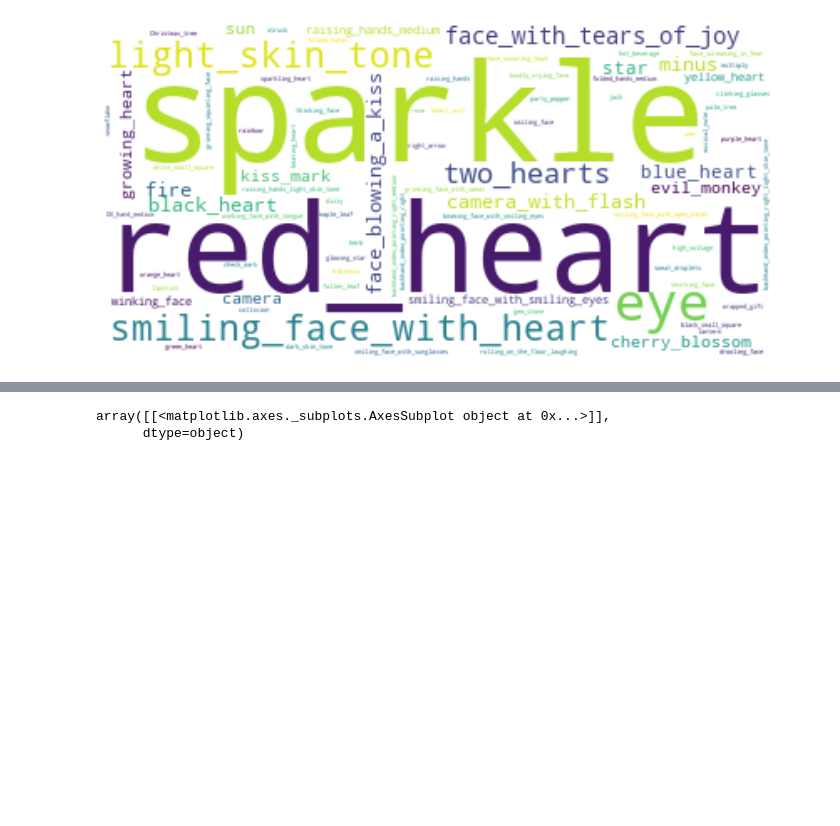
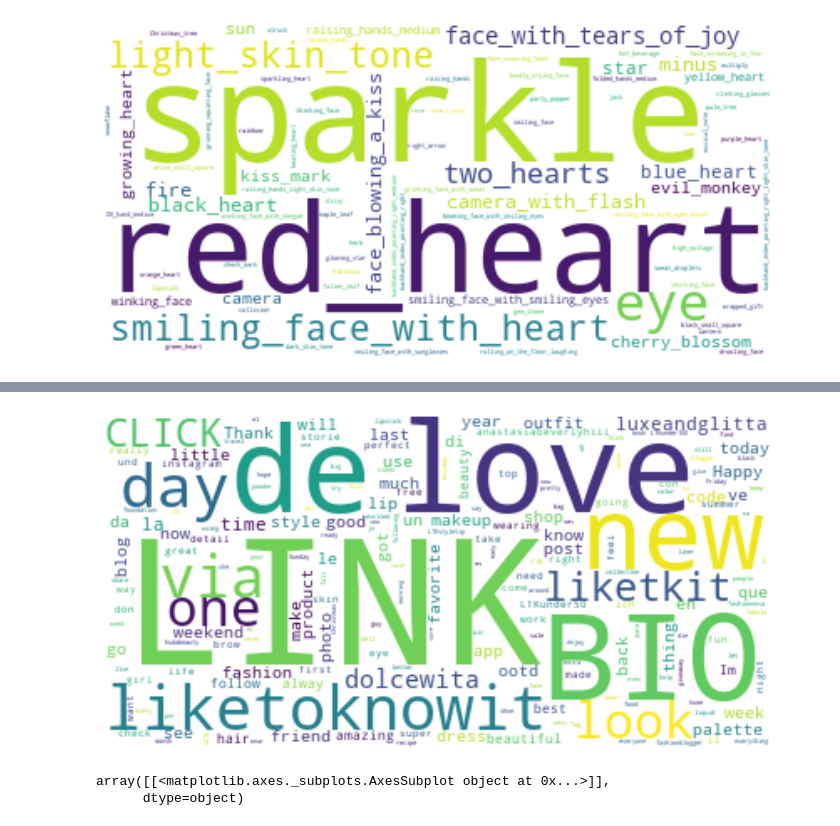
Before and after one commit to prayap/nithyara-prayap, a Jupyter notebook: post_captions.ipynb, the cells around one changed output, grey strips where cells are left out. Saved outputs shown, nothing was run; the diff lists cells and outputs as text; code cells hidden in the pictures; blank space fills up the shorter version.

```diff
--- a/post_captions.ipynb
+++ b/post_captions.ipynb
@@ -562,3 +633,8 @@ textdf=pd.read_csv('/content/drive/Shareddrives/capstone_prayap_nithyara/influen
+# %%
+#create wordcloud of stemwords for nonsponsored posts
+wordcloud_text1(nonsponsoreddf2[:400000])
+# %% [output]
+[figure, added]
 # %%
 #create histogram of compound sentiment
 #import libraries
```
Also changed, not shown: parts of 12 cells of this notebook.
